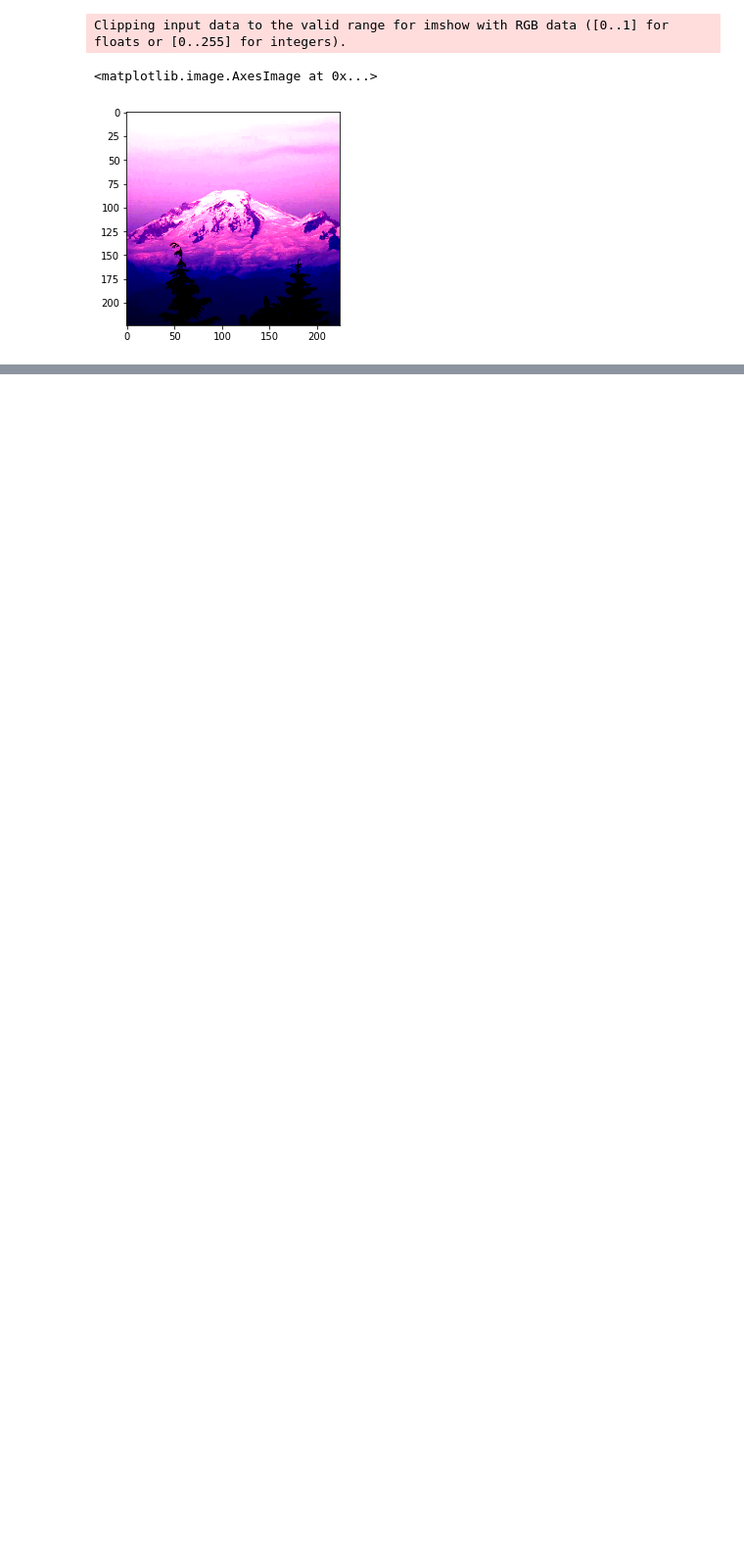
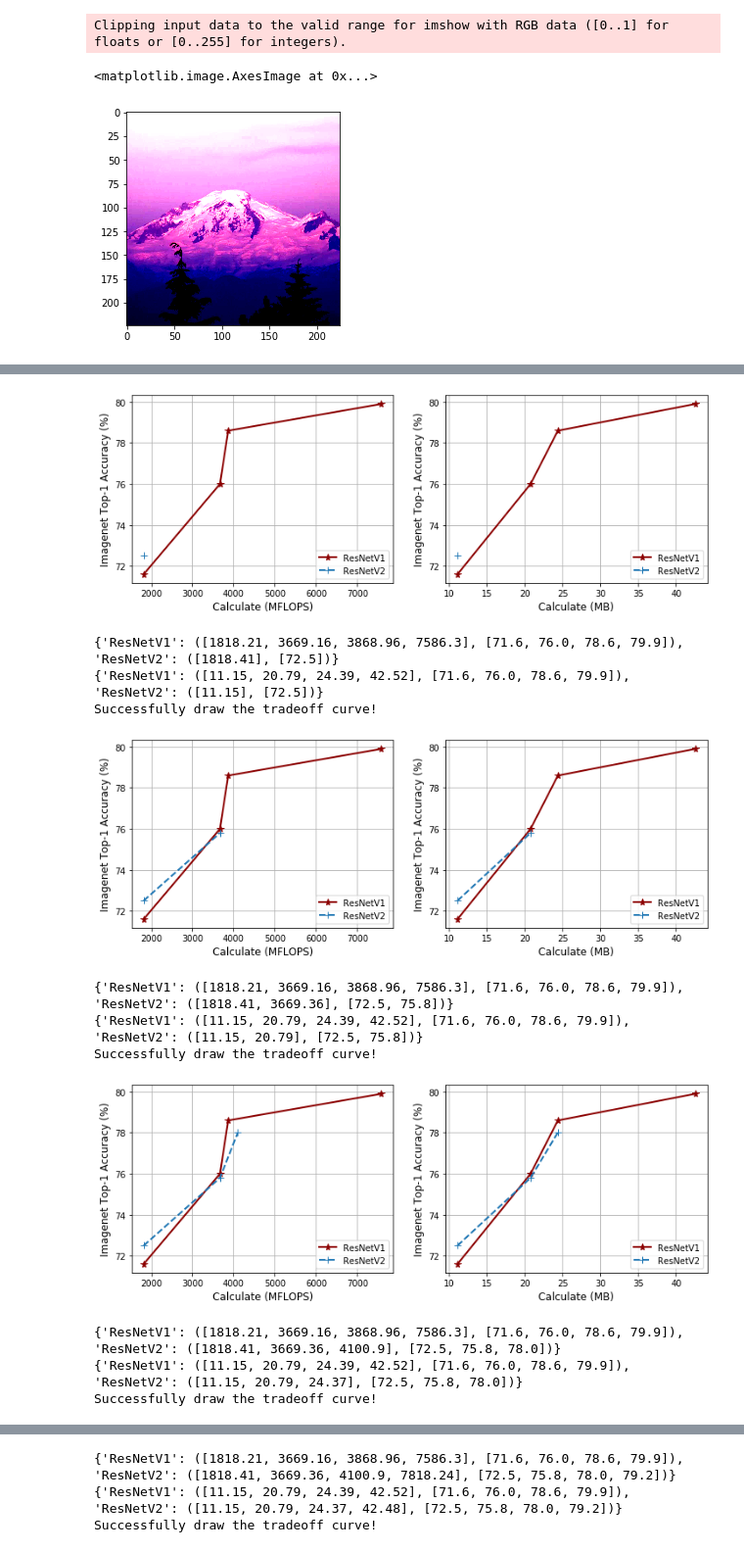
Before and after one commit to aptsunny/Efficient-CIFAR-Series, a Jupyter notebook: notebook/final_presentation_part2.ipynb, the cells around one changed output, grey strips where cells are left out. Shown at 98% size. Drawn from its saved outputs; the diff is of its cells as text; code cells hidden in the pictures; blank space fills up the shorter version.

```diff
--- a/notebook/final_presentation_part2.ipynb
+++ b/notebook/final_presentation_part2.ipynb
@@ -182,0 +289,19 @@ pred = net(transformed_img)
+# %%
+# resnetV2
+record.plot('ResNetV2', 1818.41, 11.15, 72.5)
+record.plot('ResNetV2', 3669.36, 20.79, 75.8)
+record.plot('ResNetV2', 4100.90, 24.37, 78.0)
+record.plot('ResNetV2', 7818.24, 42.48, 79.2)
+# %% [output]
+[figure, added]
+{'ResNetV1': ([1818.21, 3669.16, 3868.96, 7586.3], [71.6, 76.0, 78.6, 79.9]), 'ResNetV2': ([1818.41], [72.5])}
+{'ResNetV1': ([11.15, 20.79, 24.39, 42.52], [71.6, 76.0, 78.6, 79.9]), 'ResNetV2': ([11.15], [72.5])}
+Successfully draw the tradeoff curve!
+[figure, added]
+{'ResNetV1': ([1818.21, 3669.16, 3868.96, 7586.3], [71.6, 76.0, 78.6, 79.9]), 'ResNetV2': ([1818.41, 3669.36], [72.5, 75.8])}
+{'ResNetV1': ([11.15, 20.79, 24.39, 42.52], [71.6, 76.0, 78.6, 79.9]), 'ResNetV2': ([11.15, 20.79], [72.5, 75.8])}
+Successfully draw the tradeoff curve!
+[figure, added]
+{'ResNetV1': ([1818.21, 3669.16, 3868.96, 7586.3], [71.6, 76.0, 78.6, 79.9]), 'ResNetV2': ([1818.41, 3669.36, 4100.9], [72.5, 75.8, 78.0])}
+{'ResNetV1': ([11.15, 20.79, 24.39, 42.52], [71.6, 76.0, 78.6, 79.9]), 'ResNetV2': ([11.15, 20.79, 24.37], [72.5, 75.8, 78.0])}
+Successfully draw the tradeoff curve!
@@ -182,0 +309,3 @@ pred = net(transformed_img)
+{'ResNetV1': ([1818.21, 3669.16, 3868.96, 7586.3], [71.6, 76.0, 78.6, 79.9]), 'ResNetV2': ([1818.41, 3669.36, 4100.9, 7818.24], [72.5, 75.8, 78.0, 79.2])}
+{'ResNetV1': ([11.15, 20.79, 24.39, 42.52], [71.6, 76.0, 78.6, 79.9]), 'ResNetV2': ([11.15, 20.79, 24.37, 42.48], [72.5, 75.8, 78.0, 79.2])}
+Successfully draw the tradeoff curve!
```
Also changed, not shown: parts of 49 cells of this notebook, 18 other files.
